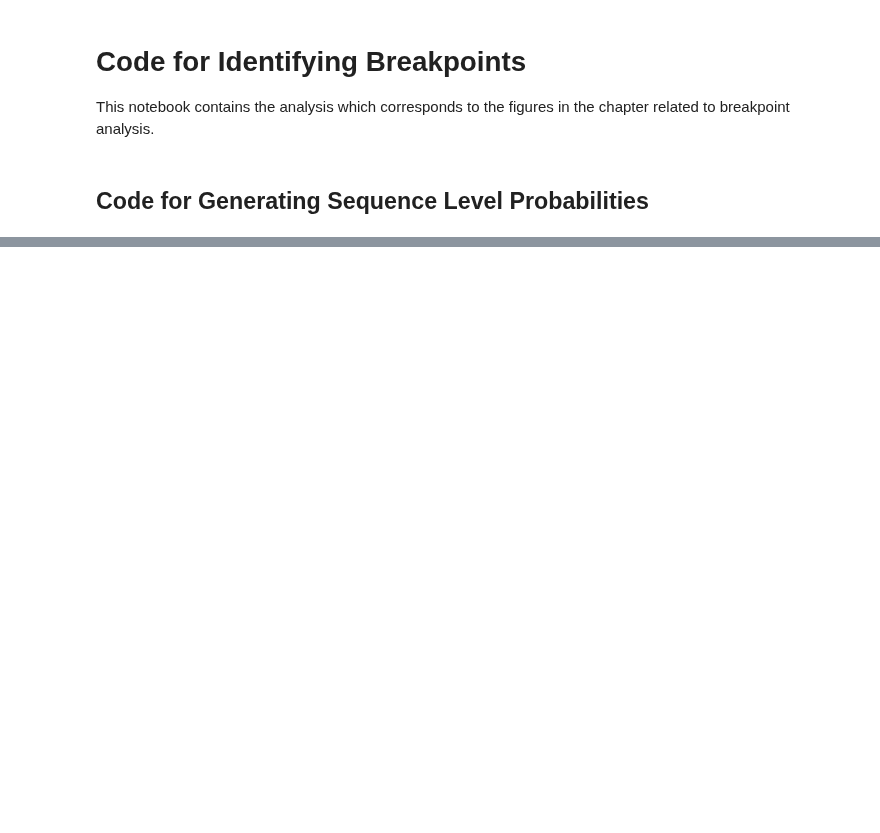
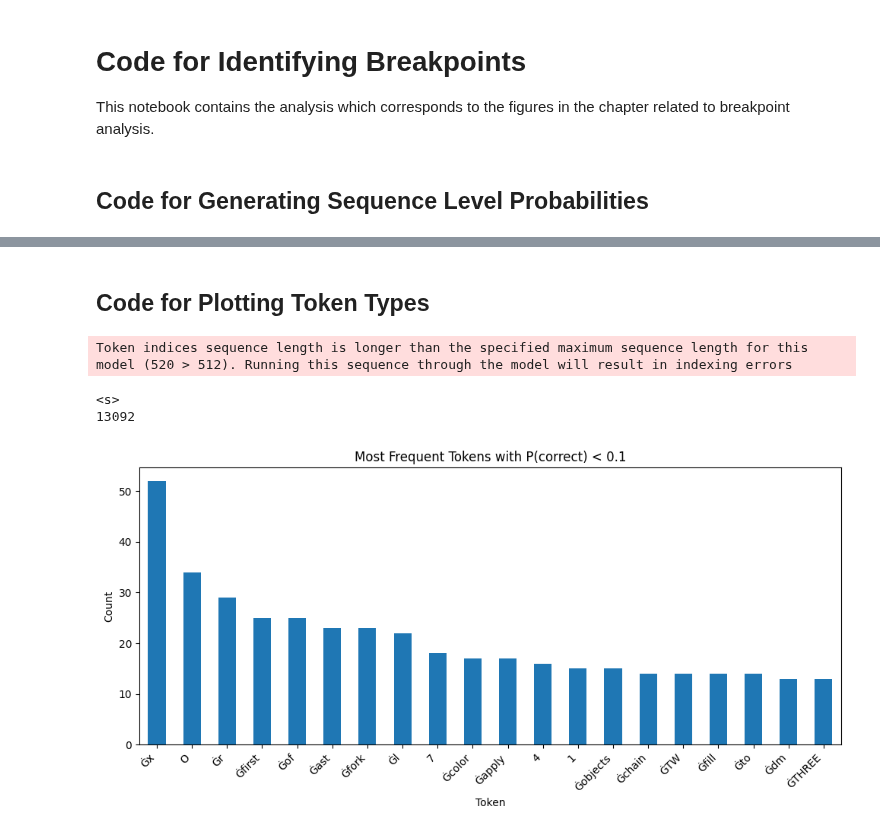
Before and after one commit to MGWSimpson/AlphaARC, a Jupyter notebook: analysis/identifying_breakpoints.ipynb, the cells around one changed output, grey strips where cells are left out. Drawn from its saved outputs; the diff is of its cells as text; code cells hidden in the pictures; blank space fills up the shorter version.

```diff
--- a/analysis/identifying_breakpoints.ipynb
+++ b/analysis/identifying_breakpoints.ipynb
@@ -107,0 +294,53 @@ O = replace(x2, x3, x1)
+# %% [markdown]
+## Code for Plotting Token Types
+# %%
+
+def compute_probs_and_token_ids(tasks, model_path, tokenizer_path='Salesforce/codet5p-220m'):
+    model = T5ForConditionalGeneration.from_pretrained(model_path)
+    tokenizer = AutoTokenizer.from_pretrained(tokenizer_path)
+
+    token_probs = []
+    tokens = []
+    for task_id in tasks:
+        task = Task.from_json(f'../data/training/{task_id}.json')
+        t, p_token, _= compute_logits(task, model, tokenizer)
+
+        tokens.extend(t)
+        token_probs.extend(p_token)
+
+    return tokens, token_probs
+
+
+
+def display_token_type_data(dataframe):
+    # Step 2: Filter to low-probability tokens
+    low_conf_df = df[df['p_correct'] < 0.1]
+
+    # Step 3: Count most common low-probability tokens
+    token_counts = low_conf_df['token'].value_counts().head(20)
+
+    # Step 4: Plot
+    plt.figure(figsize=(10, 5))
+    token_counts.plot(kind='bar')
+    plt.title('Most Frequent Tokens with P(correct) < 0.1')
+    plt.xlabel('Token')
+    plt.ylabel('Count')
+    plt.xticks(rotation=45, ha='right')
+    plt.tight_layout()
+    plt.show()
+
+
+
+tokens, token_probs = compute_probs_and_token_ids(validation_tasks, '../finetune/2025-05-27_17-42-37/checkpoint-1650' )
+
+df = pd.DataFrame({
+    'token': tokens,
+    'p_correct': token_probs
+})
+
+display_token_type_data(df )
+# %% [output]
+Token indices sequence length is longer than the specified maximum sequence length for this model (520 > 512). Running this sequence through the model will result in indexing errors
+<s>
+13092
+[figure, added]
```
Also changed, not shown: parts of 10 cells of this notebook, 3 other files.
